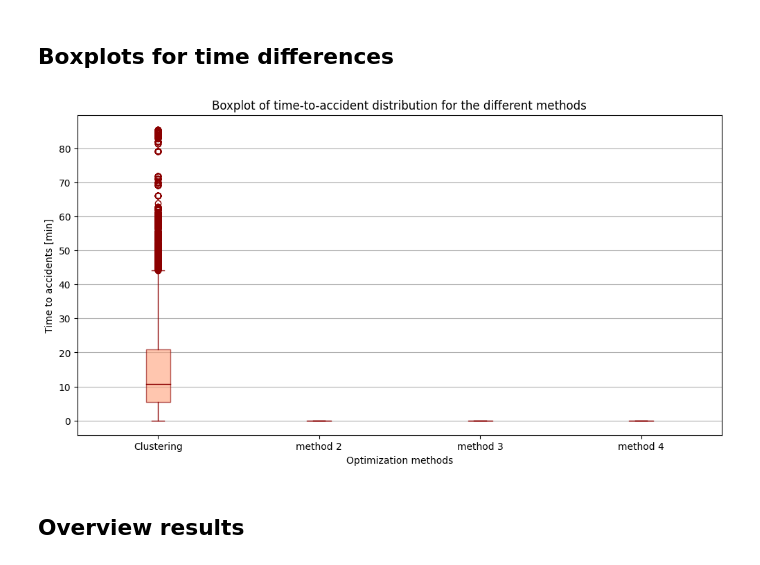
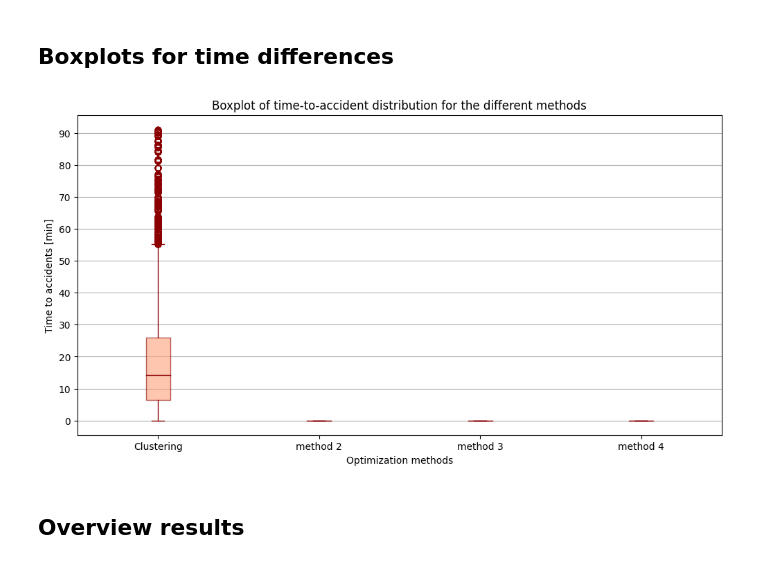
Before and after one commit to janinetimmerman8/RWS-group3, a Jupyter notebook: set_up_dashboard_map.ipynb, the cells around one changed output. Saved outputs shown, nothing was run; the diff lists cells and outputs as text; code cells hidden in the pictures.

```diff
--- a/set_up_dashboard_map.ipynb
+++ b/set_up_dashboard_map.ipynb
@@ -235,0 +220,16 @@ opt_results = [cluster_inspector_loc, cluster_inspector_loc]
+# %%
+cluster_min_inspector_loc = pd.read_csv('Dashboard_data\Optimization_results\cluster_min_inspector_locations.csv', sep=';')
+cluster_min_travel_time = pd.read_csv('Dashboard_data\Optimization_results\cluster_min_travel_time_to_incident.csv', sep=';')
+
+cluster_peak_inspector_loc = pd.read_csv('Dashboard_data\Optimization_results\cluster_peak_inspector_locations.csv', sep=';')
+cluster_peak_travel_time = pd.read_csv('Dashboard_data\Optimization_results\cluster_peak_travel_time_to_incident.csv', sep=';')
+
+ml_inspector_loc = pd.read_csv('Dashboard_data\Optimization_results\ml_inspector_loc.csv')
+cluster2_inspector_loc = pd.read_csv('Dashboard_data\Optimization_results\cluster2_inspector_loc.csv')
+# %%
+cluster2_loc = np.zeros((len(cluster2_inspector_loc), 2))
+
+for i in range(len(cluster2_loc)):
+    cluster2_loc[i] = np.array(cluster2_inspector_loc['Location'][i].split()).astype(float)
+
+cluster2_loc_df = pd.DataFrame(cluster2_loc, columns=['0', '1'])
@@ -302,27 +307,27 @@ fig_2.savefig('Dashboard_data\Speed_boxplot.png')
 # %%
 fig_2 = plt.figure(figsize=(12, 6))
 
 category = ['Clustering', 'method 2', 'method 3', 'method 4']
-methods = [cluster_travel_time['time_this'] / 60, [0], [0], [0]]
+methods = [cluster_min_travel_time['time_this'] / 60, [0], [0], [0]]
 
 for i in range(4):
     bp = plt.boxplot(methods[i], patch_artist=True,
                 showmeans=False, positions=[i])
 
     for item in ['boxes', 'whiskers', 'medians', 'caps']:
             plt.setp(bp[item], color='darkred')
 
     plt.setp(bp['boxes'], facecolor='lightsalmon', alpha=0.6)
     plt.setp(bp['fliers'], markeredgecolor='darkred')
 
 plt.ylabel('Time to accidents [min]')
 plt.xlabel('Optimization methods')
 plt.xticks(np.arange(4), labels=category)
-plt.yticks(np.arange(0, 90, 10))
+plt.yticks(np.arange(0, 100, 10))
 plt.title('Boxplot of time-to-accident distribution for the different methods')
 plt.grid(axis='y')
 # %% [output]
-[figure, old version]
+[figure, new version]
 # %%
 fig_2.savefig('Dashboard_data\Opt_boxplot.png')
 # %% [markdown]
```
Also changed, not shown: parts of 16 cells of this notebook, 29 other files.
